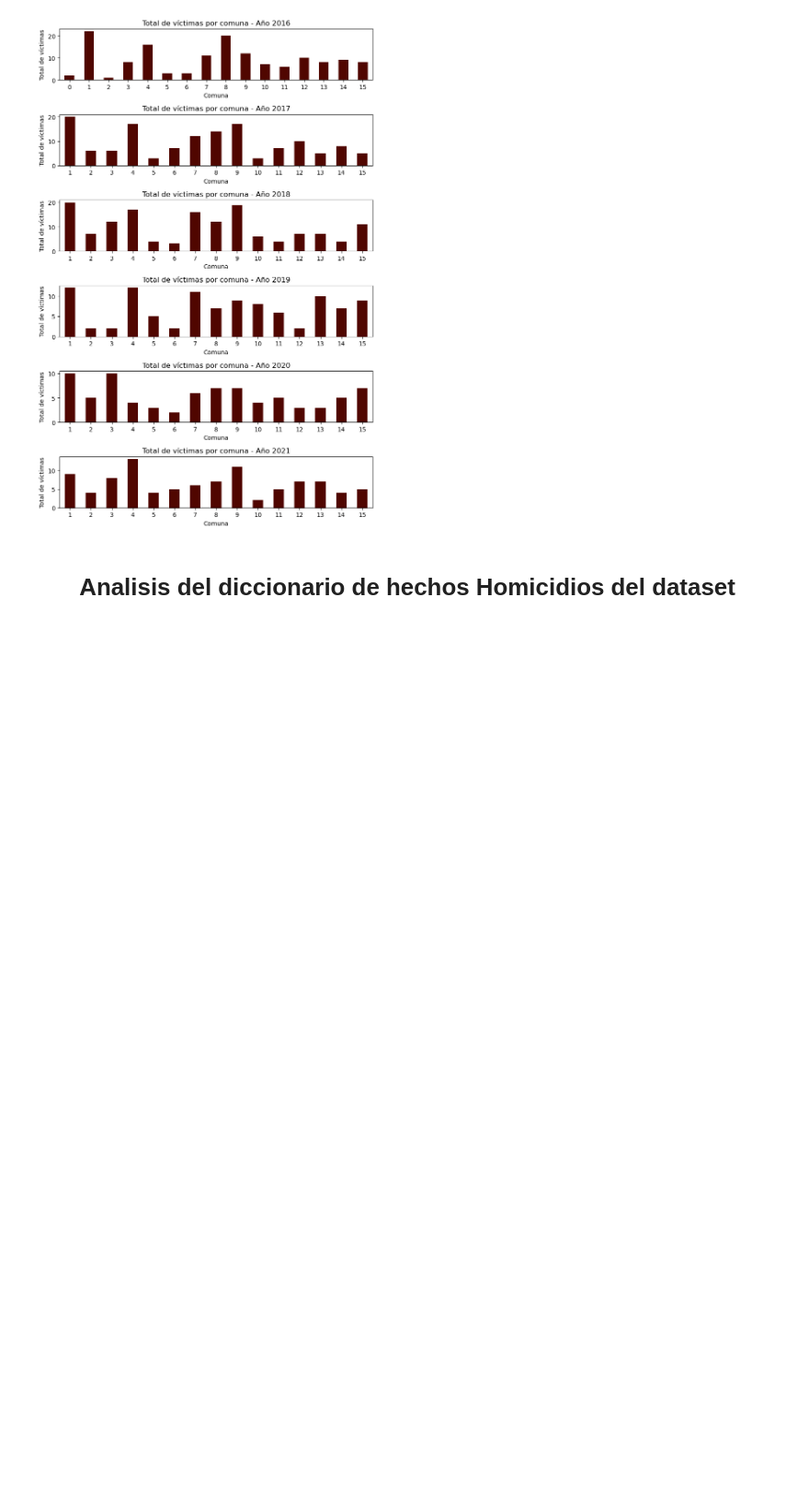
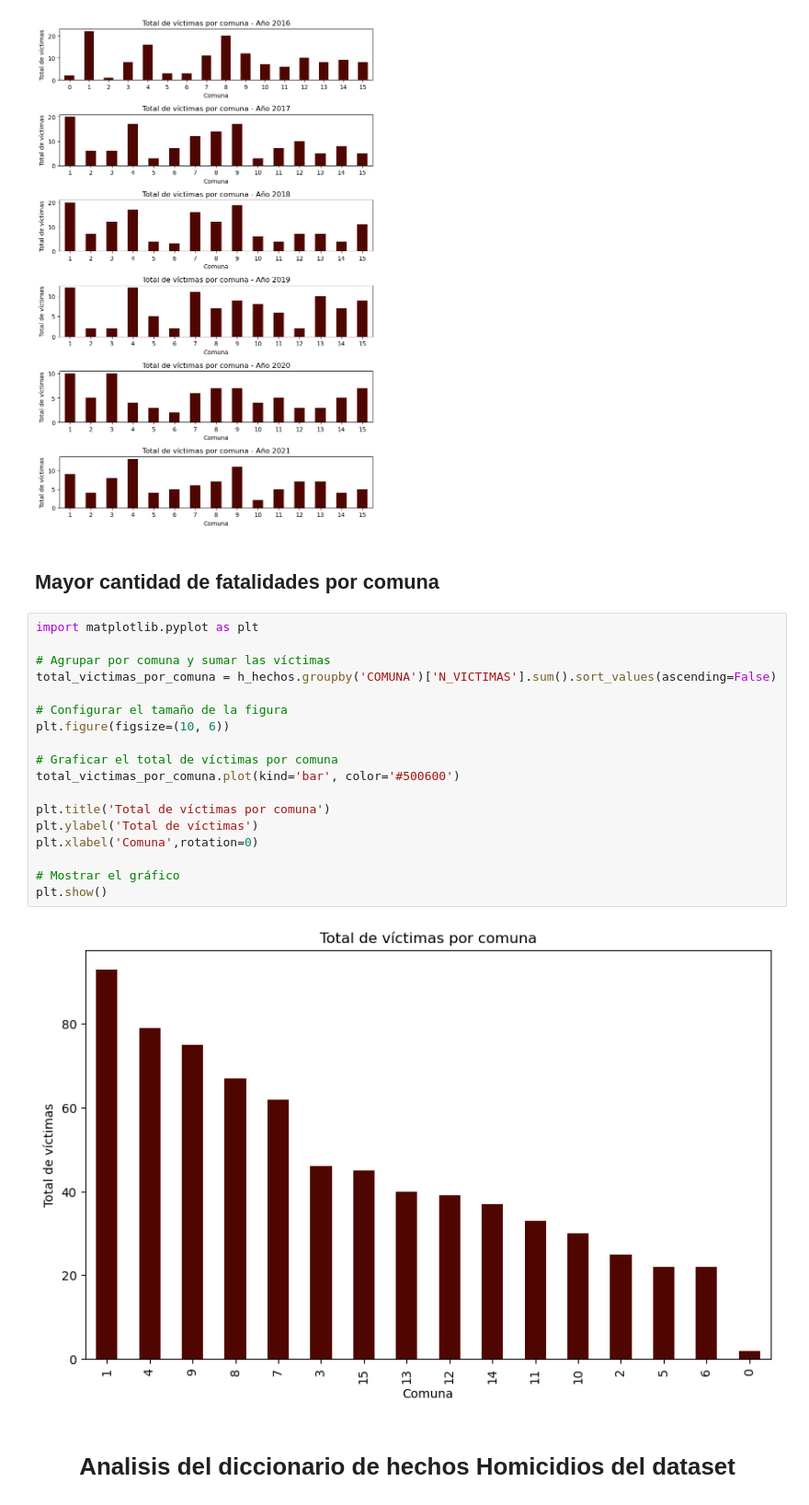
Before and after one commit to EliasIchi/PI2_Henry, a Jupyter notebook: EDA_siniestros viales CABA.ipynb, the cells around one changed output. Shown at 92% size. Cells and saved outputs as stored; diff of their text form; blank space fills up the shorter version.

```diff
--- a/EDA_siniestros viales CABA.ipynb
+++ b/EDA_siniestros viales CABA.ipynb
@@ -378,6 +380,28 @@ plt.tight_layout()
 plt.show()
 # %% [output]
 [figure]
+# %% [markdown]
+## Mayor cantidad de fatalidades por comuna
+# %%
+import matplotlib.pyplot as plt
+
+# Agrupar por comuna y sumar las víctimas
+total_victimas_por_comuna = h_hechos.groupby('COMUNA')['N_VICTIMAS'].sum().sort_values(ascending=False)
+
+# Configurar el tamaño de la figura
+plt.figure(figsize=(10, 6))
+
+# Graficar el total de víctimas por comuna
+total_victimas_por_comuna.plot(kind='bar', color='#500600')
+
+plt.title('Total de víctimas por comuna')
+plt.ylabel('Total de víctimas')
+plt.xlabel('Comuna',rotation=0)
+
+# Mostrar el gráfico
+plt.show()
+# %% [output]
+[figure, added]
 # %% [markdown]
 # <center>Analisis del diccionario de hechos Homicidios del dataset
 # %% [markdown]
```
Also changed, not shown: parts of 5 cells of this notebook.
